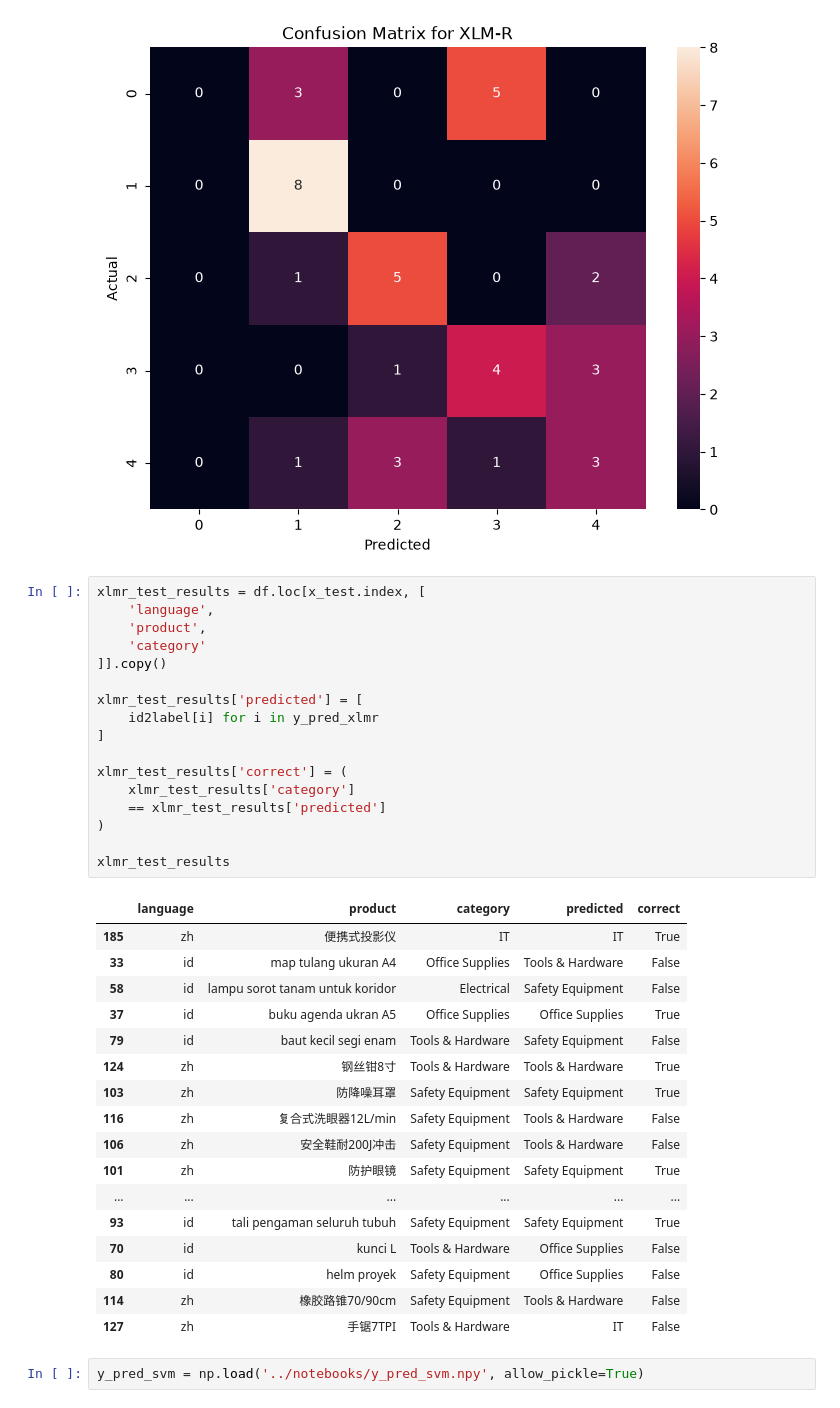
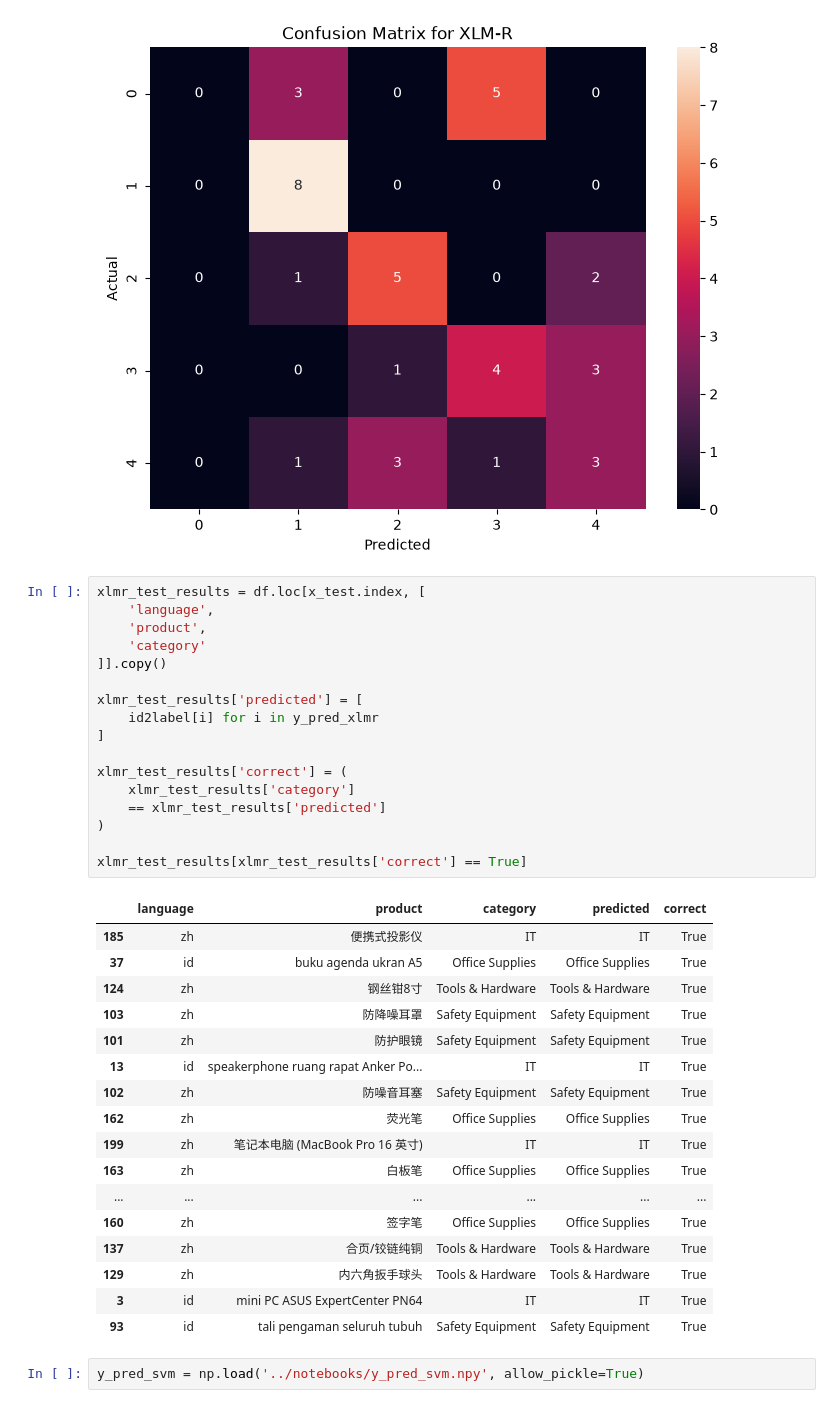
Before and after one commit to annisatzky-tech/chinese-indonesian-product-classification, a Jupyter notebook: notebooks/03_xlmr_model.ipynb, the cells around one changed output. Saved outputs shown, nothing was run; the diff lists cells and outputs as text.

```diff
--- a/notebooks/03_xlmr_model.ipynb
+++ b/notebooks/03_xlmr_model.ipynb
@@ -211,38 +211,38 @@ plt.show()
 # %%
 xlmr_test_results = df.loc[x_test.index, [
     'language',
     'product',
     'category'
 ]].copy()
 
 xlmr_test_results['predicted'] = [
     id2label[i] for i in y_pred_xlmr
 ]
 
 xlmr_test_results['correct'] = (
     xlmr_test_results['category']
     == xlmr_test_results['predicted']
 )
 
-xlmr_test_results
+xlmr_test_results[xlmr_test_results['correct'] == True]
 # %% [output]
 |  | language | product | category | predicted | correct |
 | 185 | zh | 便携式投影仪 | IT | IT | True |
-| 33 | id | map tulang ukuran A4 | Office Supplies | Tools & Hardware | False |
-| 58 | id | lampu sorot tanam untuk koridor | Electrical | Safety Equipment | False |
 | 37 | id | buku agenda ukran A5 | Office Supplies | Office Supplies | True |
-| 79 | id | baut kecil segi enam | Tools & Hardware | Safety Equipment | False |
 | 124 | zh | 钢丝钳8寸 | Tools & Hardware | Tools & Hardware | True |
 | 103 | zh | 防降噪耳罩 | Safety Equipment | Safety Equipment | True |
-| 116 | zh | 复合式洗眼器12L/min | Safety Equipment | Tools & Hardware | False |
-| 106 | zh | 安全鞋耐200J冲击 | Safety Equipment | Tools & Hardware | False |
 | 101 | zh | 防护眼镜 | Safety Equipment | Safety Equipment | True |
+| 13 | id | speakerphone ruang rapat Anker Po... | IT | IT | True |
+| 102 | zh | 防噪音耳塞 | Safety Equipment | Safety Equipment | True |
+| 162 | zh | 荧光笔 | Office Supplies | Office Supplies | True |
+| 199 | zh | 笔记本电脑 (MacBook Pro 16 英寸) | IT | IT | True |
+| 163 | zh | 白板笔 | Office Supplies | Office Supplies | True |
 | ... | ... | ... | ... | ... | ... |
+| 160 | zh | 签字笔 | Office Supplies | Office Supplies | True |
+| 137 | zh | 合页/铰链纯铜 | Tools & Hardware | Tools & Hardware | True |
+| 129 | zh | 内六角扳手球头 | Tools & Hardware | Tools & Hardware | True |
+| 3 | id | mini PC ASUS ExpertCenter PN64 | IT | IT | True |
 | 93 | id | tali pengaman seluruh tubuh | Safety Equipment | Safety Equipment | True |
-| 70 | id | kunci L | Tools & Hardware | Office Supplies | False |
-| 80 | id | helm proyek | Safety Equipment | Office Supplies | False |
-| 114 | zh | 橡胶路锥70/90cm | Safety Equipment | Tools & Hardware | False |
-| 127 | zh | 手锯7TPI | Tools & Hardware | IT | False |
 # %%
 y_pred_svm = np.load('../notebooks/y_pred_svm.npy', allow_pickle=True)
 # %%
```
